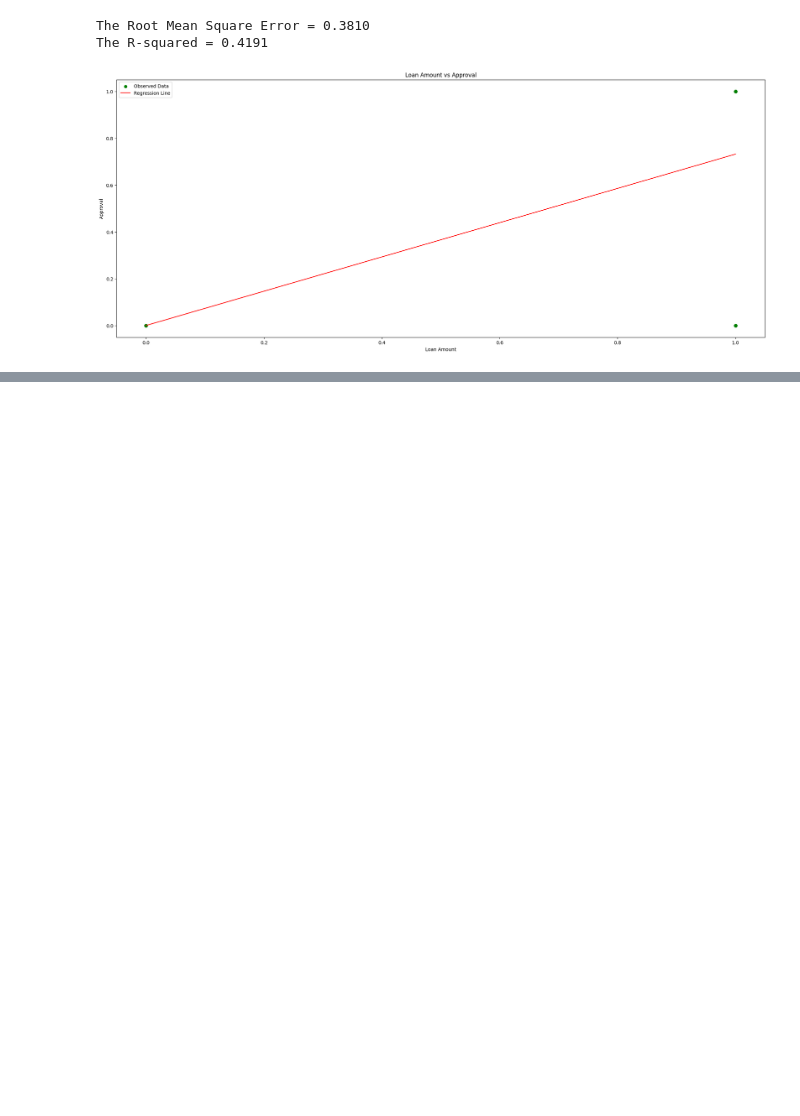
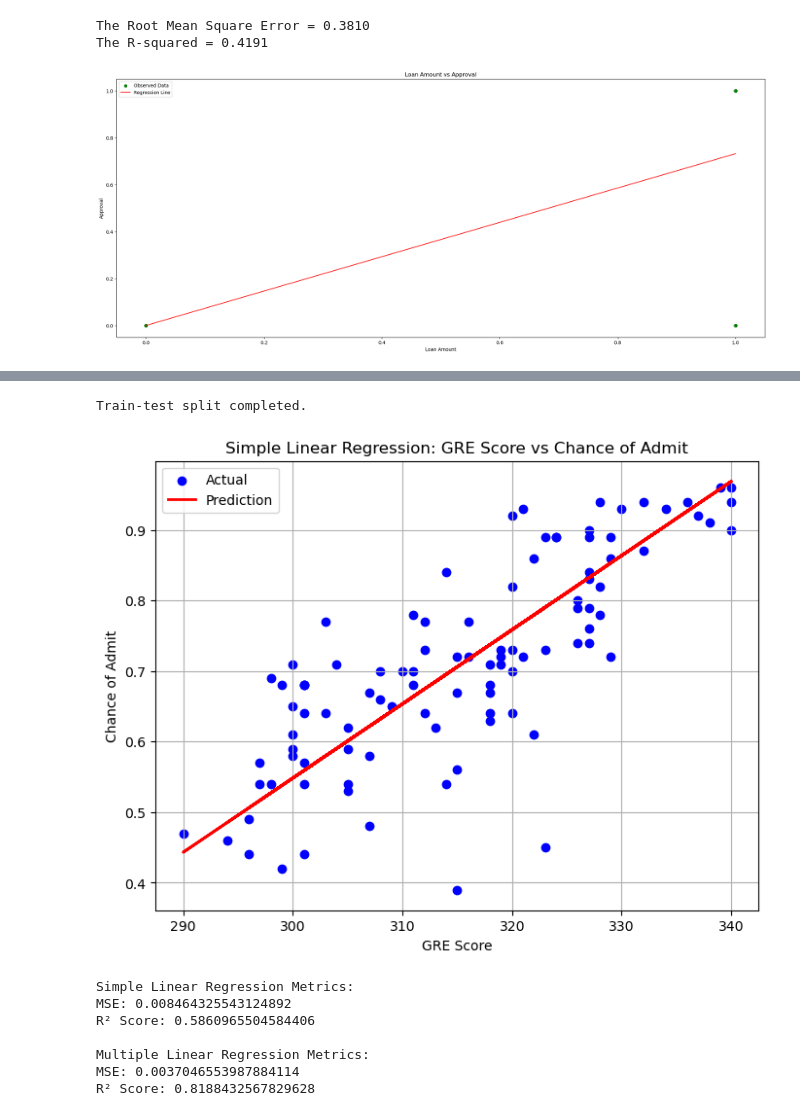
Before and after one commit to ramprashant66/CSC177_Poject1, a Jupyter notebook: assignment 2/loan-approval/Assignment2.ipynb, the cells around one changed output, grey strips where cells are left out. Saved outputs shown, nothing was run; the diff lists cells and outputs as text; code cells hidden in the pictures; blank space fills up the shorter version.

```diff
--- a/assignment 2/loan-approval/Assignment2.ipynb
+++ b/assignment 2/loan-approval/Assignment2.ipynb
@@ -774,0 +714,62 @@ print(rules)
+# %%
+# --- Define Features and Target for Regression ---
+# For regression, the target is 'Chance of Admit'
+if "Chance of Admit" not in df.columns:
+    raise KeyError("Column 'Chance of Admit' not found in dataset.")
+
+X = df.drop(columns=["Chance of Admit"])
+y = df["Chance of Admit"]
+
+# --- Train-Test Split (One Split for Both Analyses) ---
+# Using a 80% train, 20% test split
+X_train, X_test, y_train_cont, y_test_cont = train_test_split(X, y, test_size=0.2, random_state=42)
+print("\nTrain-test split completed.")
+
+# --- Feature Scaling for Regression (Multiple Linear Regression) ---
+scaler = StandardScaler()
+X_train_scaled = scaler.fit_transform(X_train)
+X_test_scaled = scaler.transform(X_test)
+
+# --- Regression Analysis ---
+# (a) Simple Linear Regression using only 'GRE Score'
+X_train_simple = X_train[["GRE Score"]]
+X_test_simple = X_test[["GRE Score"]]
+
+model_simple = LinearRegression()
+model_simple.fit(X_train_simple, y_train_cont)
+y_pred_simple = model_simple.predict(X_test_simple)
+# %% [output]
+Train-test split completed.
+# %%
+# Plot Simple Linear Regression
+plt.figure(figsize=(8,6))
+plt.scatter(X_test_simple, y_test_cont, color='blue', label='Actual')
+plt.plot(X_test_simple, y_pred_simple, color='red', linewidth=2, label='Prediction')
+plt.title("Simple Linear Regression: GRE Score vs Chance of Admit")
+plt.xlabel("GRE Score")
+plt.ylabel("Chance of Admit")
+plt.legend()
+plt.grid(True)
+plt.show()
+
+print("Simple Linear Regression Metrics:")
+print("MSE:", mean_squared_error(y_test_cont, y_pred_simple))
+print("R² Score:", r2_score(y_test_cont, y_pred_simple))
+
+# (b) Multiple Linear Regression using all features (scaled)
+model_multi = LinearRegression()
+model_multi.fit(X_train_scaled, y_train_cont)
+y_pred_multi = model_multi.predict(X_test_scaled)
+
+print("\nMultiple Linear Regression Metrics:")
+print("MSE:", mean_squared_error(y_test_cont, y_pred_multi))
+print("R² Score:", r2_score(y_test_cont, y_pred_multi))
+# %% [output]
+[figure, added]
+Simple Linear Regression Metrics:
+MSE: 0.008464325543124892
+R² Score: 0.5860965504584406
+
+Multiple Linear Regression Metrics:
+MSE: 0.0037046553987884114
+R² Score: 0.8188432567829628
```
Also changed, not shown: parts of 14 cells of this notebook, 1 other file.
